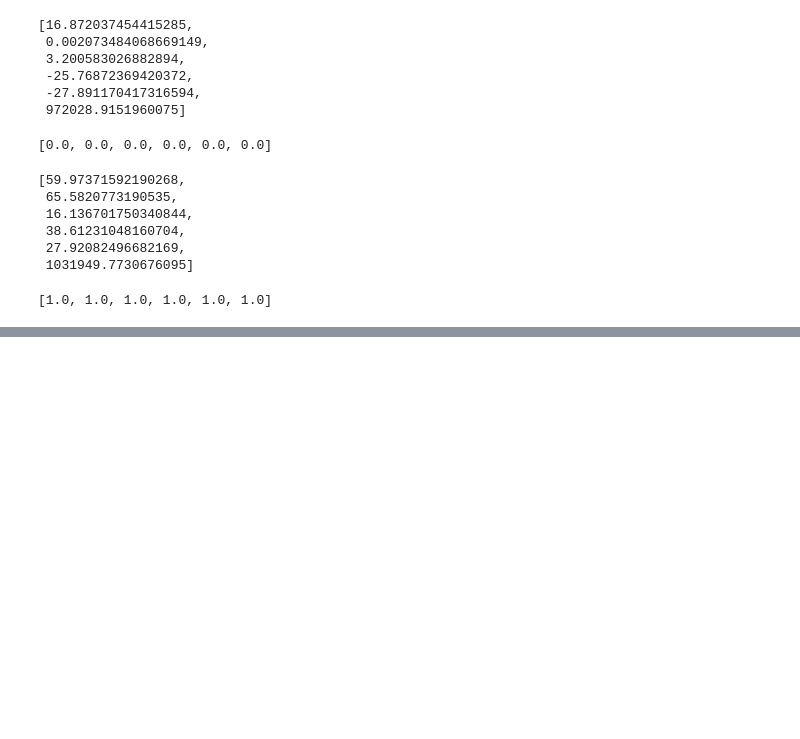
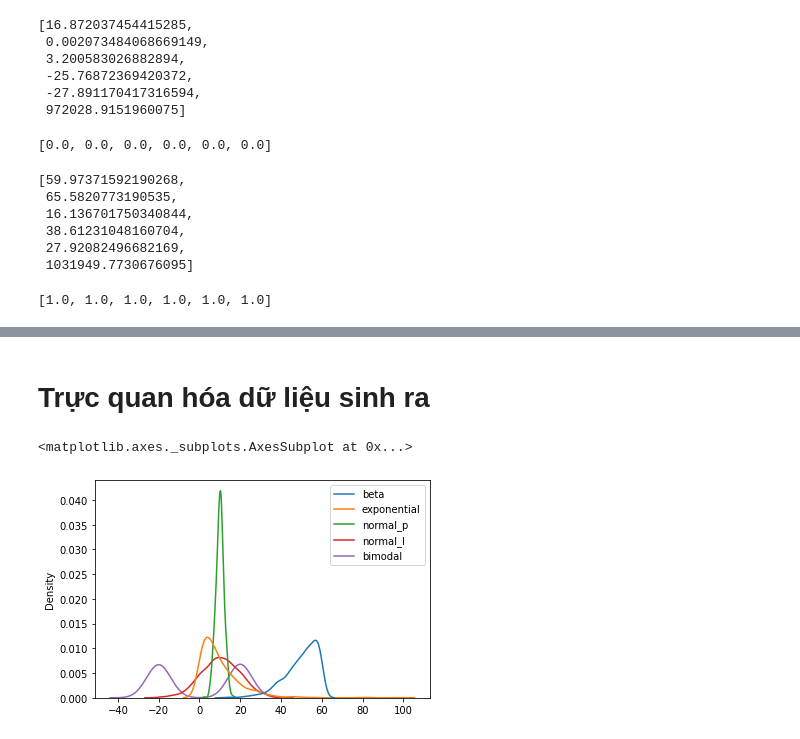
Before and after one commit to mark3000-010701/Dataanalyst, a Jupyter notebook: Thực_Hành_Tiền_xử_lí_1.ipynb, the cells around one changed output, grey strips where cells are left out. Saved outputs shown, nothing was run; the diff lists cells and outputs as text; code cells hidden in the pictures; blank space fills up the shorter version.

Commit message:
Được tạo bằng Colaboratory

```diff
--- a/Thực_Hành_Tiền_xử_lí_1.ipynb
+++ b/Thực_Hành_Tiền_xử_lí_1.ipynb
@@ -274,0 +283,14 @@ maxs
+# %%
+# tạo các cột theo các phần phối khác nhau
+df = pd.DataFrame({
+    'beta': np.random.beta(5, 1, 1000) * 60,        # beta
+    'exponential': np.random.exponential(10, 1000), # exponential
+    'normal_p': np.random.normal(10, 2, 1000),      # normal platykurtic
+    'normal_l': np.random.normal(10, 10, 1000),     # normal leptokurtic
+})
+# thêm dữ liệu được tạo theo phân phối nhị thức
+first_half = np.random.normal(20, 3, 500)
+second_half = np.random.normal(-20, 3, 500)
+bimodal = np.concatenate([first_half, second_half])
+
+df['bimodal'] = bimodal
@@ -274,0 +307,7 @@ maxs
+# %% [markdown]
+# Trực quan hóa dữ liệu sinh ra
+# %%
+sns.kdeplot(data=df)
+# %% [output]
+<matplotlib.axes._subplots.AxesSubplot at 0x...>
+[figure, added]
```
Also changed, not shown: parts of 16 cells of this notebook.
